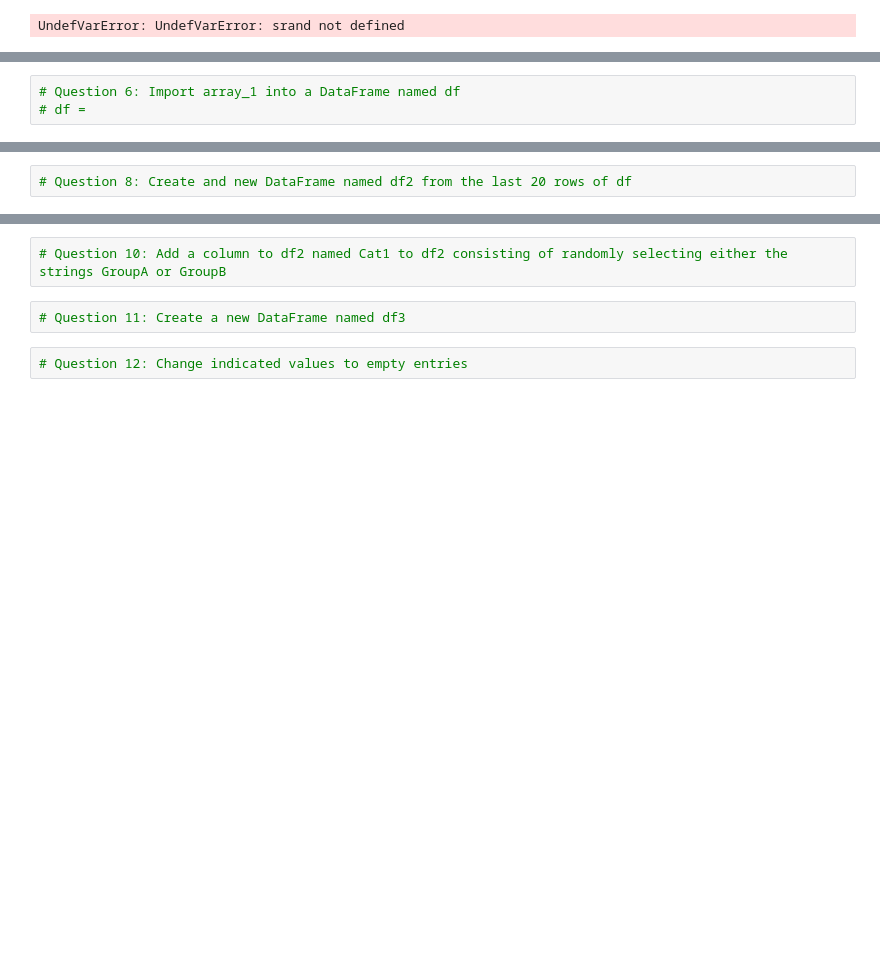
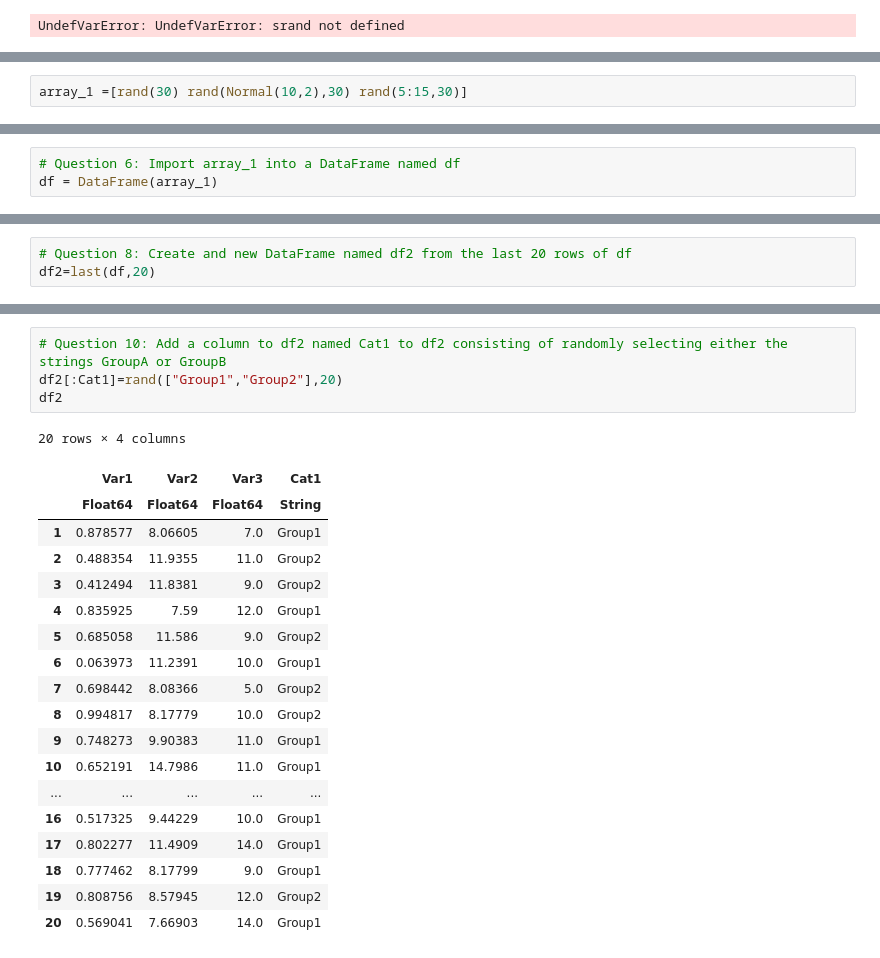
Before and after one commit to btrspg/JuliaCourseNotebooks, a Jupyter notebook: coursera_assignment/Week4_PR_Template.ipynb, the cells around one changed output, grey strips where cells are left out. Saved outputs shown, nothing was run; the diff lists cells and outputs as text; blank space fills up the shorter version.

```diff
--- a/coursera_assignment/Week4_PR_Template.ipynb
+++ b/coursera_assignment/Week4_PR_Template.ipynb
@@ -15,0 +34,2 @@ UndefVarError: UndefVarError: srand not defined
+# %%
+array_1 =[rand(30) rand(Normal(10,2),30) rand(5:15,30)]
@@ -22,3 +69,3 @@ UndefVarError: UndefVarError: srand not defined
 # %%
 # Question 6: Import array_1 into a DataFrame named df
-# df =
+df = DataFrame(array_1)
@@ -27,2 +115,3 @@ UndefVarError: UndefVarError: srand not defined
 # %%
 # Question 8: Create and new DataFrame named df2 from the last 20 rows of df
+df2=last(df,20)
@@ -31,6 +148,24 @@ UndefVarError: UndefVarError: srand not defined
 # %%
 # Question 10: Add a column to df2 named Cat1 to df2 consisting of randomly selecting either the strings GroupA or GroupB
+df2[:Cat1]=rand(["Group1","Group2"],20)
+df2
+# %% [output]
+20 rows × 4 columns
+|  | Var1 | Var2 | Var3 | Cat1 |
+|  | Float64 | Float64 | Float64 | String |
+| 1 | 0.878577 | 8.06605 | 7.0 | Group1 |
+| 2 | 0.488354 | 11.9355 | 11.0 | Group2 |
+| 3 | 0.412494 | 11.8381 | 9.0 | Group2 |
+| 4 | 0.835925 | 7.59 | 12.0 | Group1 |
+| 5 | 0.685058 | 11.586 | 9.0 | Group2 |
+| 6 | 0.063973 | 11.2391 | 10.0 | Group1 |
+| 7 | 0.698442 | 8.08366 | 5.0 | Group2 |
+| 8 | 0.994817 | 8.17779 | 10.0 | Group2 |
+| 9 | 0.748273 | 9.90383 | 11.0 | Group1 |
+| 10 | 0.652191 | 14.7986 | 11.0 | Group1 |
+| ... | ... | ... | ... | ... |
+| 16 | 0.517325 | 9.44229 | 10.0 | Group1 |
+| 17 | 0.802277 | 11.4909 | 14.0 | Group1 |
+| 18 | 0.777462 | 8.17799 | 9.0 | Group1 |
+| 19 | 0.808756 | 8.57945 | 12.0 | Group2 |
+| 20 | 0.569041 | 7.66903 | 14.0 | Group1 |
-# %%
-# Question 11: Create a new DataFrame named df3
-# %%
-# Question 12: Change indicated values to empty entries
```
Also changed, not shown: parts of 12 cells of this notebook.
